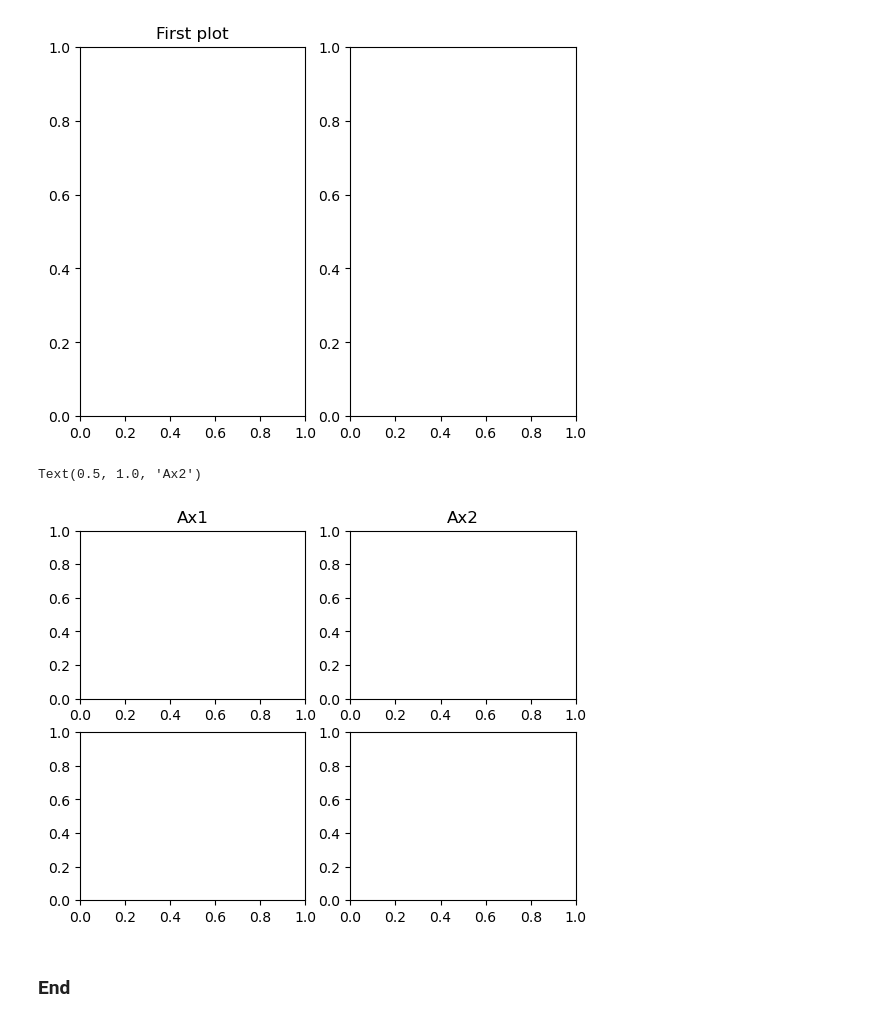
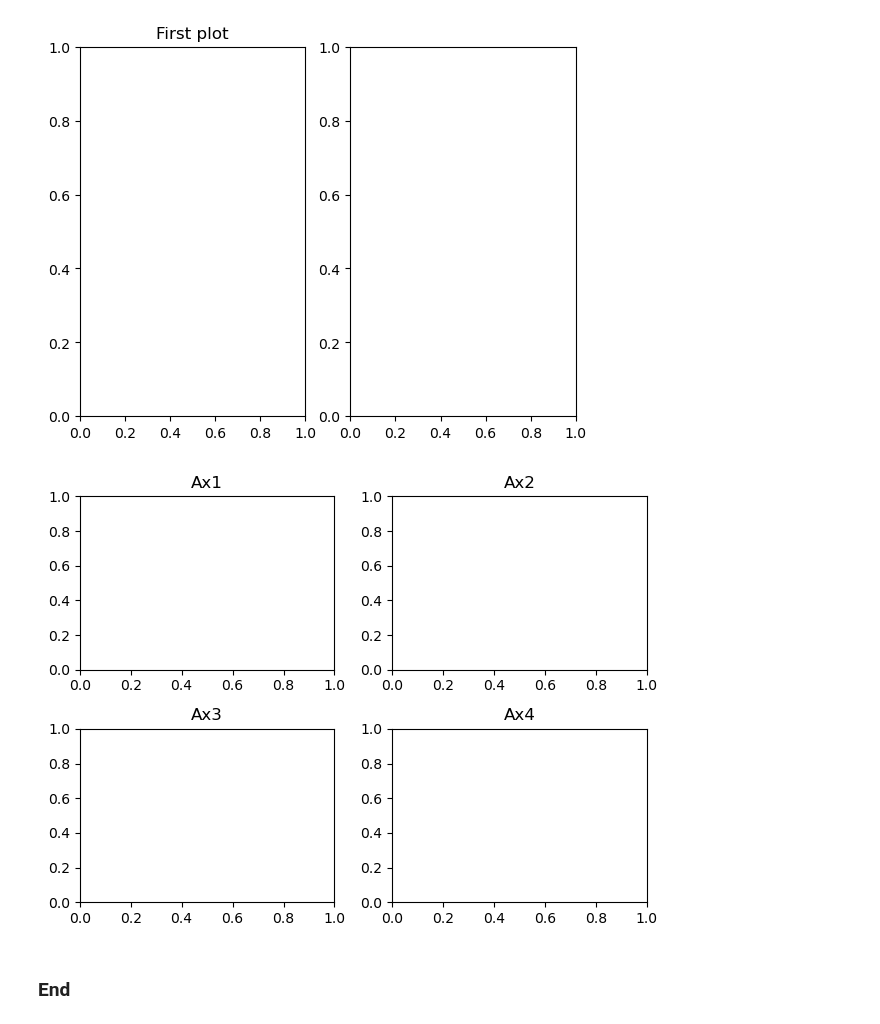
Before and after one commit to MikeCurleyCoosan/PFDA, a Jupyter notebook: PFDA_mywork/PFDA_Week2/subplots.ipynb, the cells around one changed output. Saved outputs shown, nothing was run; the diff lists cells and outputs as text; code cells hidden in the pictures.

```diff
--- a/PFDA_mywork/PFDA_Week2/subplots.ipynb
+++ b/PFDA_mywork/PFDA_Week2/subplots.ipynb
@@ -76,19 +76,22 @@ Text(0.5, 1.0, 'First plot')
 #unpacking to assign the subplots to two seperate variables
 fig, (ax1, ax2) = plt.subplots(1,2)
 
-ax1.set_title('First plot')
+ax1.set_title('First plot'),
 # %% [output]
 Text(0.5, 1.0, 'First plot')
 [figure]
 # %%
 #unpackaging to assign the subplots to four separate variables
 
 fig, [[ax1, ax2], [ax3, ax4]] = plt.subplots(2,2)
 
 ax1.set_title('Ax1')
 ax2.set_title('Ax2')
+ax3.set_title('Ax3')
+ax4.set_title('Ax4')
+
+fig.tight_layout()
 # %% [output]
-Text(0.5, 1.0, 'Ax2')
-[figure, old version]
+[figure, new version]
 # %% [markdown]
 ### End
```
Also changed, not shown: 1 other file.
